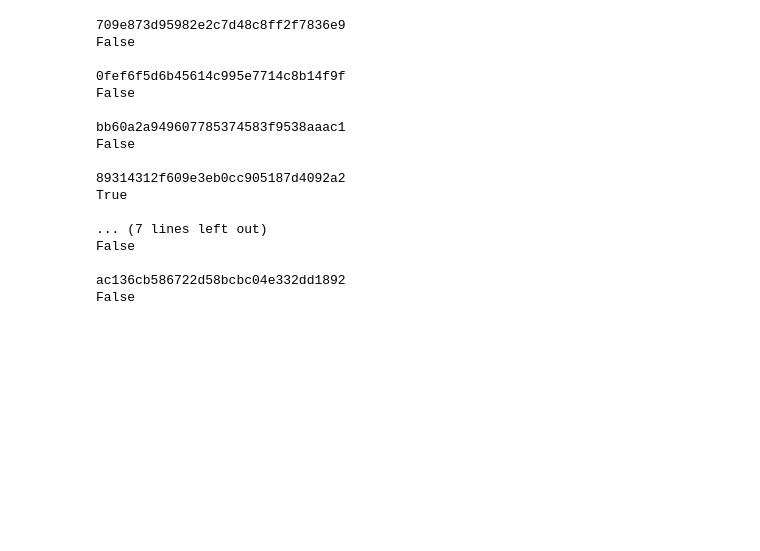
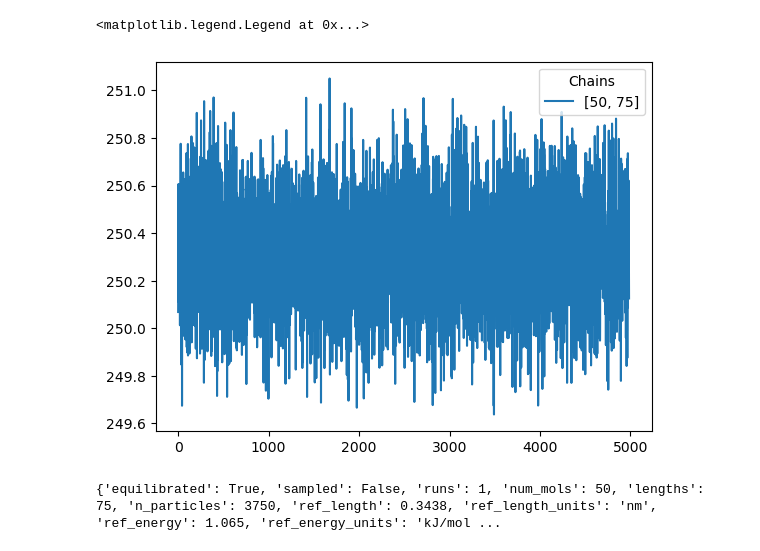
Before and after one commit to StephMcCallum/Entanglements, a Jupyter notebook: notebooks/check-equilibration.ipynb, the cells around one changed output. Drawn from its saved outputs; the diff is of its cells as text; code cells hidden in the pictures; blank space fills up the shorter version.

```diff
--- a/notebooks/check-equilibration.ipynb
+++ b/notebooks/check-equilibration.ipynb
@@ -21,31 +21,26 @@ for job in project.find_jobs():
         # Update the job's document file
         # We want job.doc to be True to signal the "production" signac operation in project.py the next time we submit this job
         job.doc.equilibrated = True
+        job.doc.t0 = t0 + shrink_cut
+        job.doc.neff = neff
+        job.doc.equil_run = job.doc.runs - 1
     else:
         # If it's not equilibrated, job.doc.equilibrated stays false, and the "run-longer" operation in project.py will run next time we submit this job
         print(job.id)
         print(t0, g, neff)
         print()
 # %%
-for job in project:
-    print(job.id)
-    print(job.doc.equilibrated)
-    print()
+# Plot the PE for the equilibrated jobs as an extra sanity check. Do they look equilibrated?
+for job in project.find_jobs(filter={"doc.equilibrated": True}):
+    log = np.genfromtxt(job.fn(f"log{job.doc.equil_run}.txt"), names=True)
+    pe = log["mdcomputeThermodynamicQuantitiespotential_energy"]
+    plt.plot(pe[job.doc.t0:] / job.doc.n_particles, label=job.sp.chains)
+
+plt.legend(title="Chains")
 # %% [output]
-709e873d95982e2c7d48c8ff2f7836e9
-False
-
-0fef6f5d6b45614c995e7714c8b14f9f
-False
-
-bb60a2a949607785374583f9538aaac1
-False
-
-89314312f609e3eb0cc905187d4092a2
-True
-
-... (7 lines left out)
-False
-
-ac136cb586722d58bcbc04e332dd1892
-False
+<matplotlib.legend.Legend at 0x...>
+[figure, added]
+# %%
+job.doc
+# %% [output]
+{'equilibrated': True, 'sampled': False, 'runs': 1, 'num_mols': 50, 'lengths': 75, 'n_particles': 3750, 'ref_length': 0.3438, 'ref_length_units': 'nm', 'ref_energy': 1.065, 'ref_energy_units': 'kJ/mol ...
```
